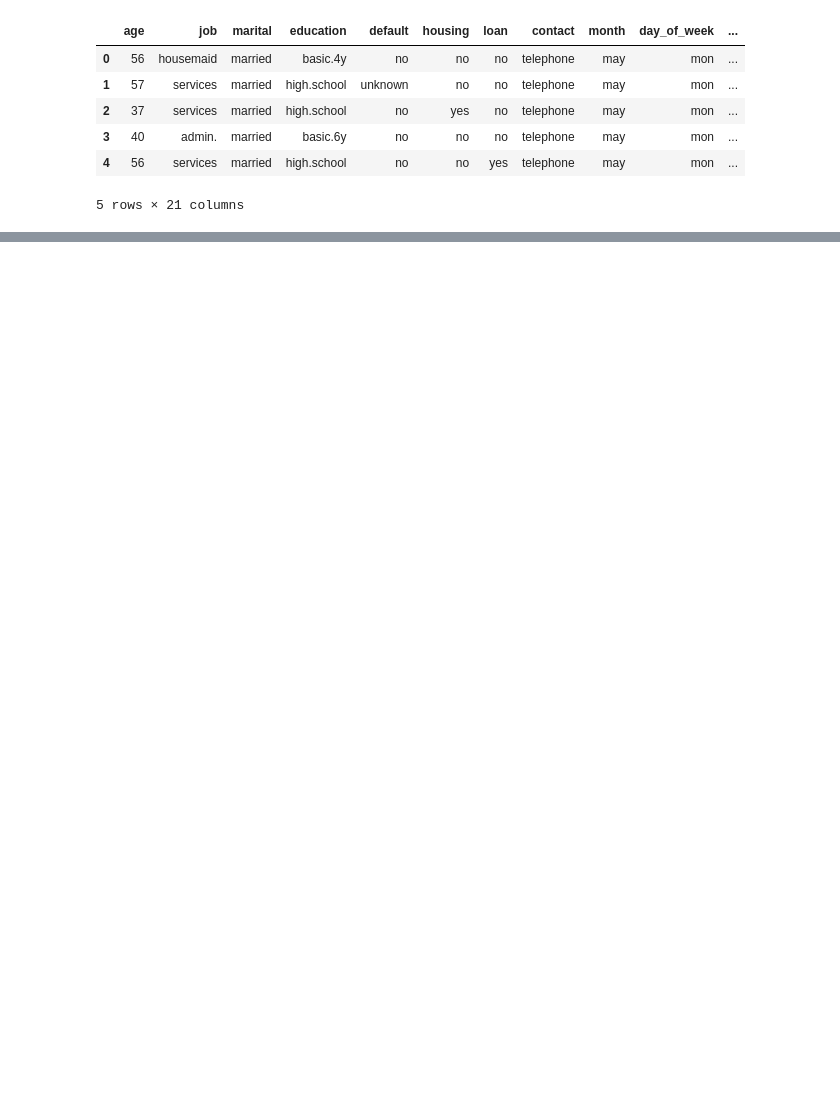
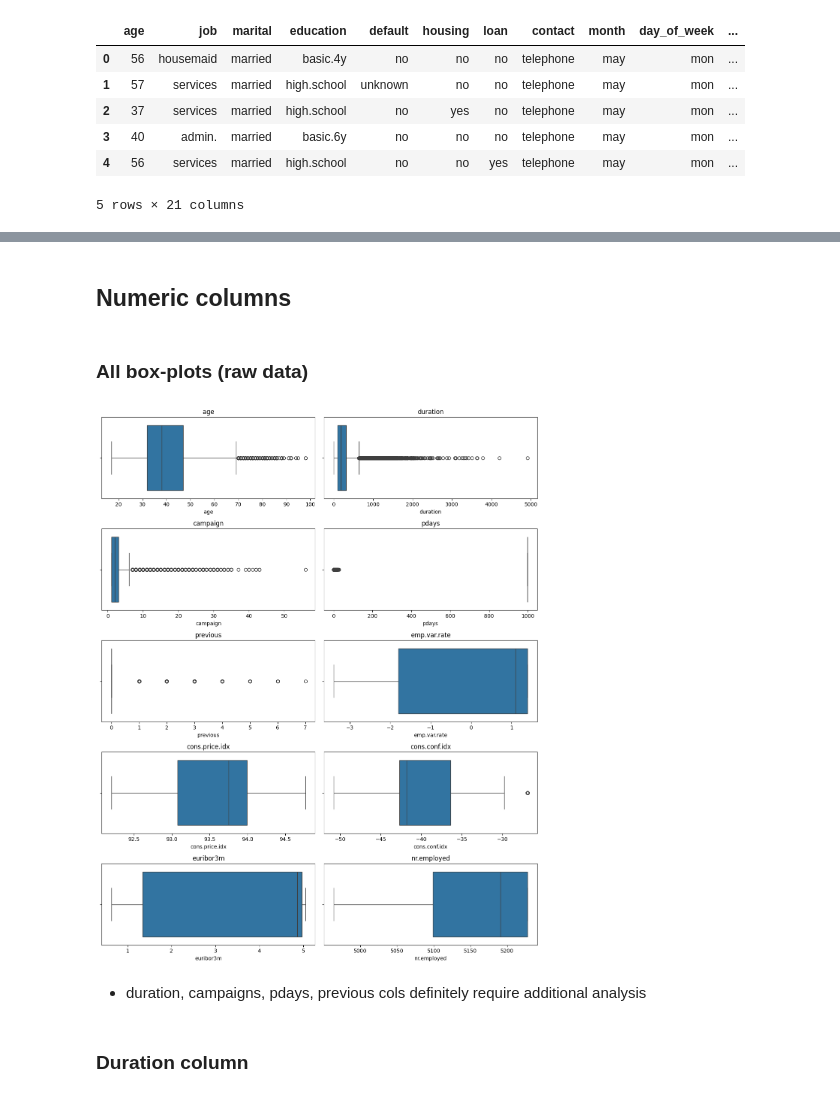
Before and after one commit to Maxstef/ml-bank-additional-project, a Jupyter notebook: notebooks/01_eda.ipynb, the cells around one changed output, grey strips where cells are left out. Saved outputs shown, nothing was run; the diff lists cells and outputs as text; code cells hidden in the pictures; blank space fills up the shorter version.

```diff
--- a/notebooks/01_eda.ipynb
+++ b/notebooks/01_eda.ipynb
@@ -35,0 +137,14 @@ raw_df.head()
+# %% [markdown]
+## Numeric columns
+# %% [markdown]
+### All box-plots (raw data)
+# %%
+from src.visualizations import plot_numeric_boxplots_grid
+
+plot_numeric_boxplots_grid(numeric_df, target_col)
+# %% [output]
+[figure, added]
+# %% [markdown]
+ - duration, campaigns, pdays, previous cols definitely require additional analysis
+# %% [markdown]
+### Duration column
```
Also changed, not shown: parts of 39 cells of this notebook, 5 other files.
